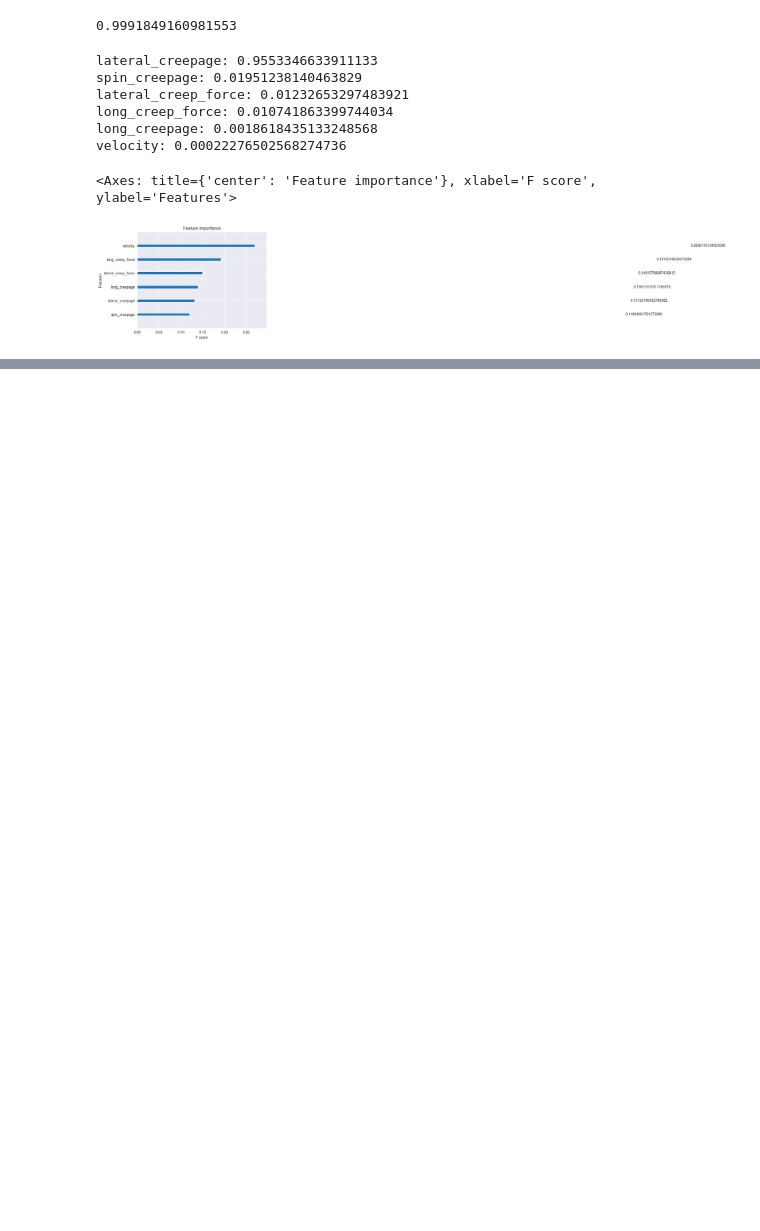
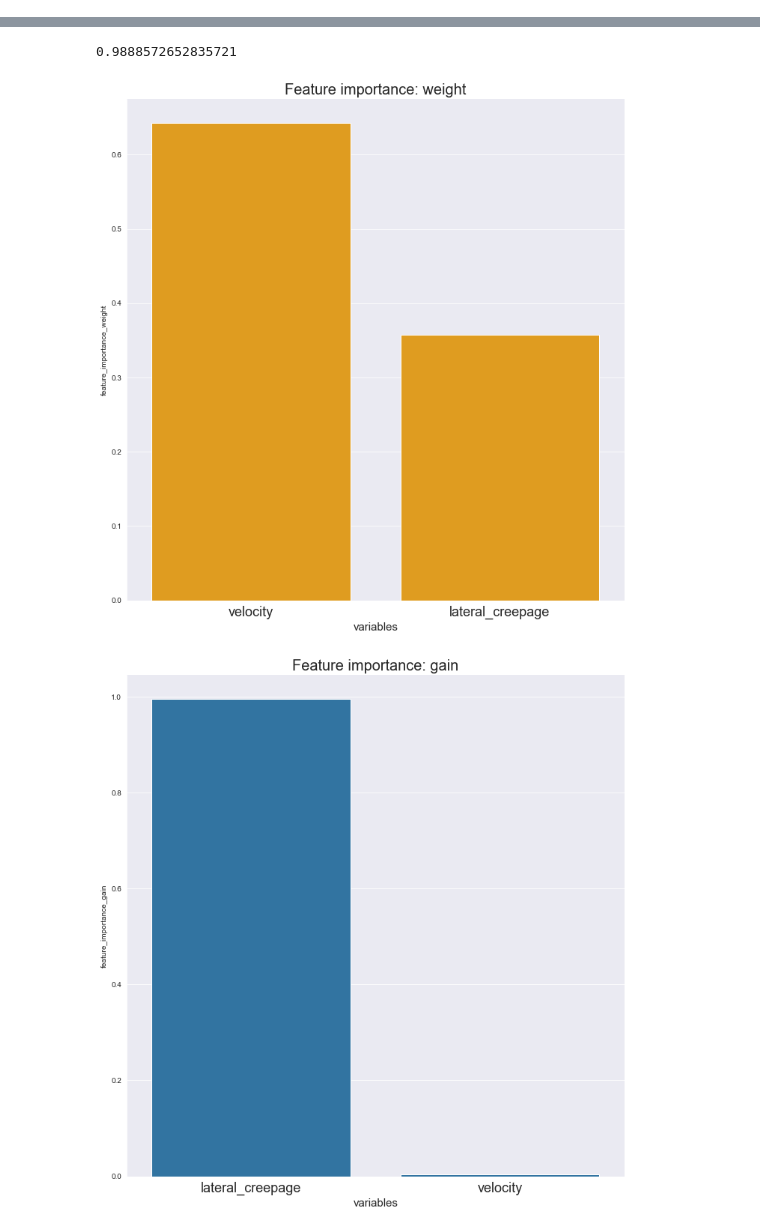
Before and after one commit to mslowinski36/feature_importances_creepages, a Jupyter notebook: xg_boost_creepages.ipynb, the cells around one changed output, grey strips where cells are left out. Cells and saved outputs as stored; diff of their text form; code cells hidden in the pictures; blank space fills up the shorter version.

```diff
--- a/xg_boost_creepages.ipynb
+++ b/xg_boost_creepages.ipynb
@@ -38,4 +21,10 @@ df
 # %%
+df=pd.read_csv('podgorna.csv',sep=',')
 columns_names = df.columns
 for i in range(len(columns_names)):
     print(str(i)+' '+str(columns_names[i]))
+
+
+nazwa_kolumny = 'time'
+indeks_kolumny = df.columns.get_loc(nazwa_kolumny)
+print("Indeks kolumny", nazwa_kolumny, "to:", indeks_kolumny)
@@ -55,3 +30,0 @@ for i in range(len(columns_names)):
-# %%
-x= df[columns_names[[1,2,6,7,10,11]]]
-y=df[columns_names[4]]
@@ -129,26 +30,0 @@ Oczekiwane wartości: [[5.13399733e-05 5.13399733e-05 5.13399733e-05 ... 5.13399
-# %%
-'''def CVGridSearch(x_train, y_train, x_test, y_test, param_grid, cv=5):
-
-    xgb_regressor = XGBRegressor(booster='gbtree', base_score=0.5, random_state=42,
-                                  colsample_bylevel=1, colsample_bytree=1,
-                                  gamma=0, objective='reg:squarederror', eval_metric='rmse')
-
-    grid_search = GridSearchCV(estimator=xgb_regressor, param_grid=param_grid, cv=cv, scoring='neg_mean_squared_error')
-    grid_search.fit(x_train, y_train, eval_set=[(x_test, y_test)], early_stopping_rounds=10, verbose=False)
-
-    best_model = grid_search.best_estimator_
-
-    print("Najlepsze parametry znalezione podczas przeszukiwania siatki:")
-    print(grid_search.best_params_)
-
-    return best_model
-
-param_grid = {
-    'max_depth': [5,7,10,20,40,50],
-    'learning_rate': [0.01, 0.1, 0.2],
-    'n_estimators': [200, 500,1000],
-}
-
-best_model = CVGridSearch(x_train, y_train, x_test, y_test, param_grid)
-
-best_model.score(x_test,y_test)'''
@@ -177,27 +30,0 @@ XGBRegressor(base_score=0.5, booster='gbtree', callbacks=None,
-# %%
-reg_1.score(x_test,y_test)
-# %% [output]
-0.9991849160981553
-# %%
-feature_names = x.columns
-feature_importance = reg_1.feature_importances_
-sorted_idx = feature_importance.argsort()[::-1]
-
-# Wyświetlanie istotności cech wraz z nazwami zmiennych
-for i in sorted_idx:
-    print(f"{feature_names[i]}: {feature_importance[i]}")
-# %% [output]
-lateral_creepage: 0.9553346633911133
-spin_creepage: 0.01951238140463829
-lateral_creep_force: 0.01232653297483921
-long_creep_force: 0.010741863399744034
-long_creepage: 0.0018618435133248568
-velocity: 0.00022276502568274736
-# %%
-importance = reg_1.get_booster().get_score(importance_type='weight')
-total_importance = sum(importance.values())
-normalized_importance = {k: v / total_importance for k, v in importance.items()}
-xgb.plot_importance(normalized_importance)
-# %% [output]
-<Axes: title={'center': 'Feature importance'}, xlabel='F score', ylabel='Features'>
-[figure, removed]
@@ -203,0 +98,6 @@ xgb.plot_importance(normalized_importance)
+# %%
+variables=['velocity','lateral_creepage']
+dataset='podgorna.csv'
+
+calculate_fi(variables,dataset)
+# %% [output]
@@ -203,0 +109,3 @@ xgb.plot_importance(normalized_importance)
+0.9888572652835721
+[figure, added]
+[figure, added]
```
Also changed, not shown: parts of 18 cells of this notebook, 4 other files.
